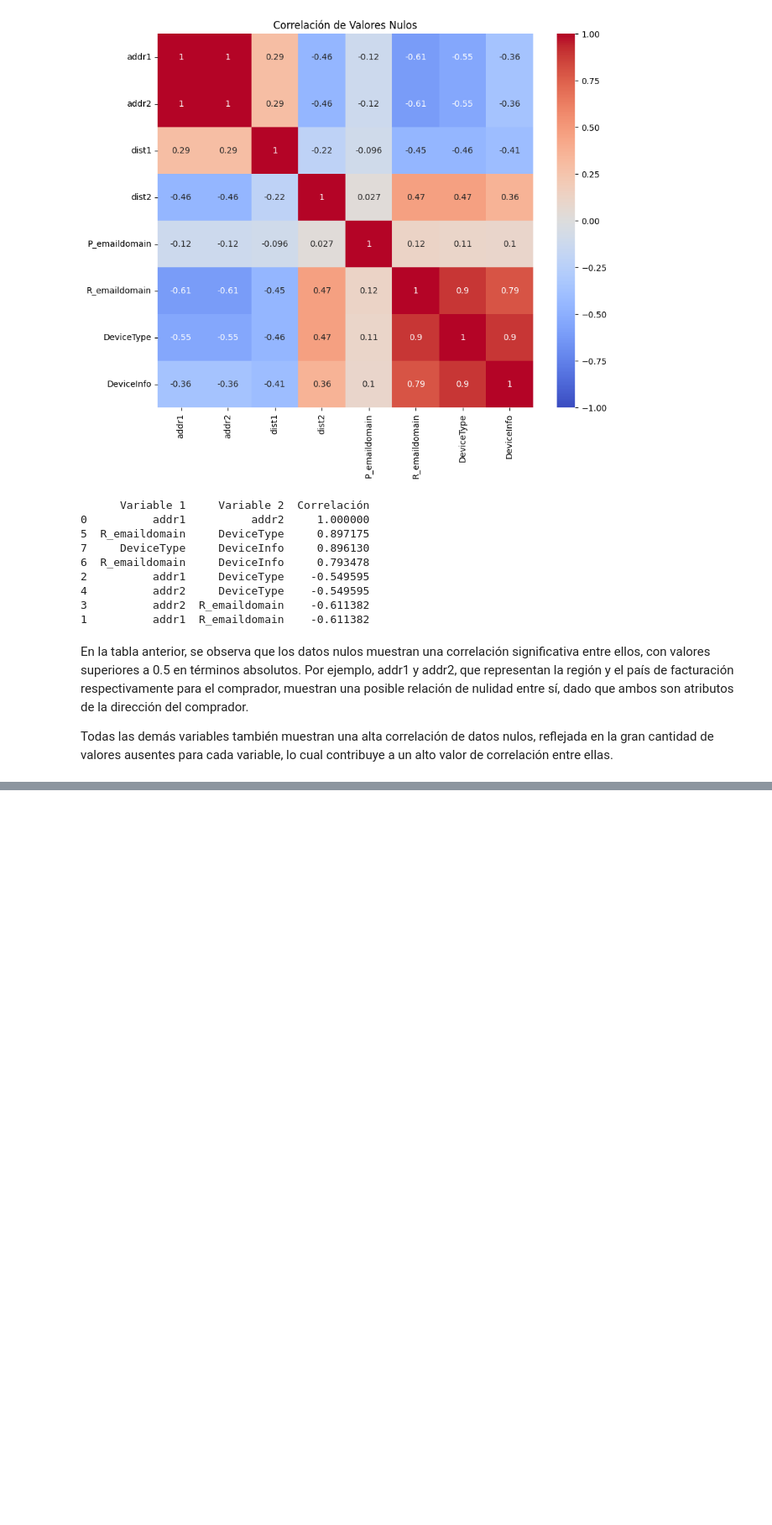
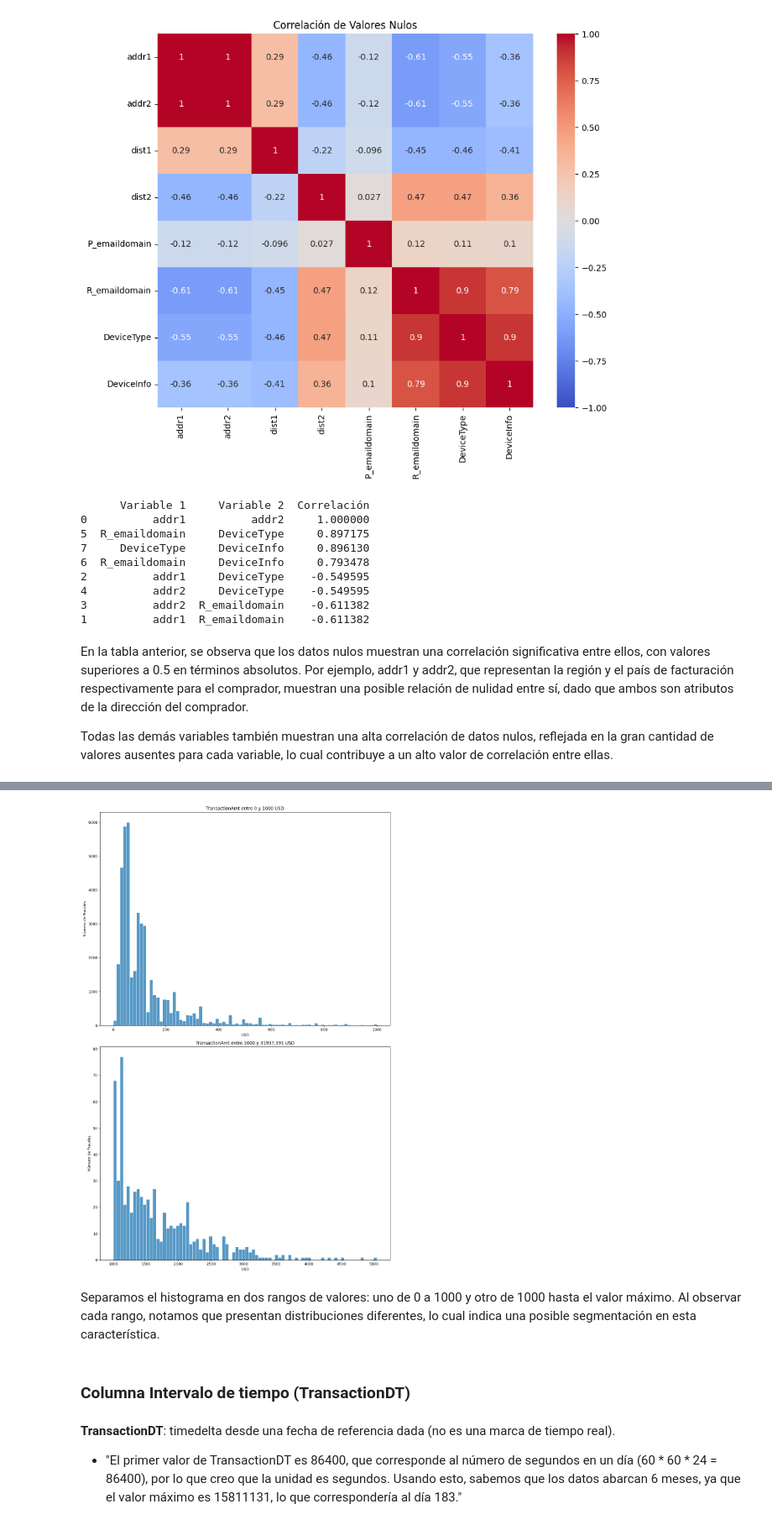
Before and after one commit to JRamos84/deteccion_fraude, a Jupyter notebook: notebooks/01_Exploratiry_Data_Analysis.ipynb, the cells around one changed output, grey strips where cells are left out. Shown: that part at 84% size. Saved outputs shown, nothing was run; the diff lists cells and outputs as text; code cells hidden in the pictures; blank space fills up the shorter version.

```diff
--- a/notebooks/01_Exploratiry_Data_Analysis.ipynb
+++ b/notebooks/01_Exploratiry_Data_Analysis.ipynb
@@ -335,0 +495,28 @@ Todas las demás variables también muestran una alta correlación de datos nulo
+# %%
+import matplotlib.pyplot as plt
+import seaborn as sns
+
+# Definir los rangos para 'TransactionAmt'
+ranges = [(0, 1000),(1000, df_train['TransactionAmt'].max())]
+
+# Crear la figura y los subplots
+fig, axs = plt.subplots(nrows=2, tight_layout=True, figsize=(12, 18))
+
+# Generar el histograma para cada rango
+for ax, (min_val, max_val) in zip(axs, ranges):
+    subset = df_train[(df_train['TransactionAmt'] >= min_val) & (df_train['TransactionAmt'] < max_val)]
+    sns.histplot(data=subset, x='TransactionAmt', bins=80, color='tab:blue', edgecolor="white", linewidth=0.7, label='No', ax=ax)
+    ax.set_title(f'TransactionAmt entre {min_val} y {max_val} USD')
+    ax.set_ylabel('Número de Fraudes')
+    ax.set_xlabel('USD')
+
+plt.show()
+# %% [output]
+[figure, added]
+# %% [markdown]
+Separamos el histograma en dos rangos de valores: uno de 0 a 1000 y otro de 1000 hasta el valor máximo. Al observar cada rango, notamos que presentan distribuciones diferentes, lo cual indica una posible segmentación en esta característica.
+# %% [markdown]
+### Columna Intervalo de tiempo (**TransactionDT**)
+# %% [markdown]
+**TransactionDT**: timedelta desde una fecha de referencia dada (no es una marca de tiempo real).
+- "El primer valor de TransactionDT es 86400, que corresponde al número de segundos en un día (60 * 60 * 24 = 86400), por lo que creo que la unidad es segundos. Usando esto, sabemos que los datos abarcan 6 meses, ya que el valor máximo es 15811131, lo que correspondería al día 183."
```
Also changed, not shown: parts of 40 cells of this notebook.
